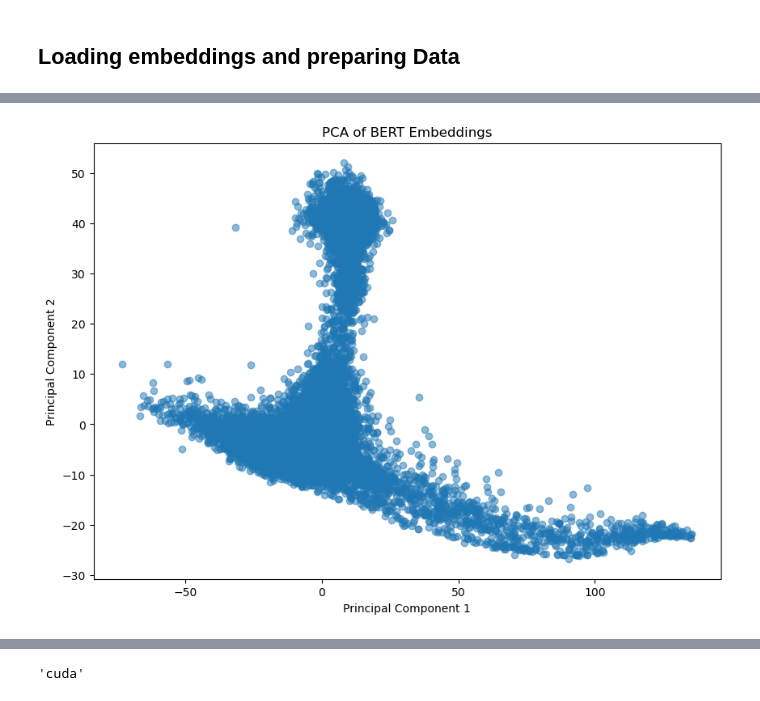
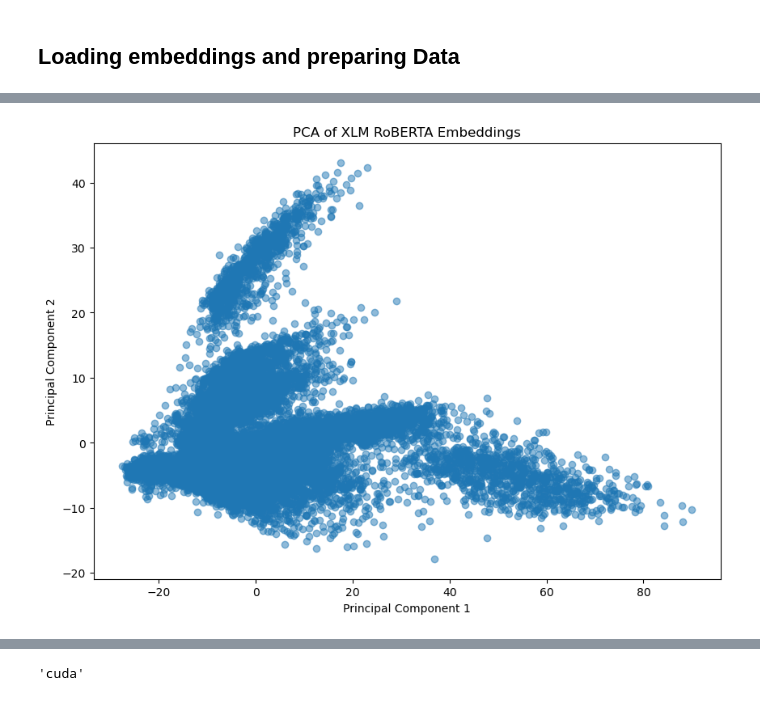
Before and after one commit to Sam1brahim/Language-Identification-text-with-Pytorch-, a Jupyter notebook: Language Identification with Pytorch.ipynb, the cells around one changed output, grey strips where cells are left out. Drawn from its saved outputs; the diff is of its cells as text; code cells hidden in the pictures.

```diff
--- a/Language Identification with Pytorch.ipynb
+++ b/Language Identification with Pytorch.ipynb
@@ -74,0 +74,29 @@ with torch.inference_mode():
+# %%
+from torch.utils.data import DataLoader, TensorDataset
+
+
+model = model.to(device)
+
+# Assuming total_ids and attention_masks are lists of tensors obtained from the encoding process
+input_ids = torch.cat(total_ids, dim=0)
+attention_masks = torch.cat(attention_masks, dim=0)
+
+dataset = TensorDataset(input_ids, attention_masks)
+
+batch_size = 64 # Adjust based on your GPU memory
+dataloader = DataLoader(dataset, batch_size=batch_size)
+
+model.eval()
+xlmroberta_embeddings = []
+
+with torch.inference_mode():
+    for batch in dataloader:
+
+        b_input_ids, b_attention_mask = batch[0].to(device), batch[1].to(device)
+
+        outputs = model(b_input_ids, attention_mask=b_attention_mask)
+        embeddings = outputs.last_hidden_state[:, 0, :]
+        xlmroberta_embeddings.append(embeddings.cpu())
+
+# Concatenate the embeddings from each batch
+xlmroberta_embeddings = torch.cat(xlmroberta_embeddings, dim=0)
@@ -75,9 +107,9 @@ with torch.inference_mode():
 # %%
 # saving embeddings and labels of the data inside the computer for outside use
-data_to_save = (bert_embeddings, encoded_labels)
+data_to_save = xlmroberta_embeddings
 
 # Save variables to a file using pickle
-with open('path/to/your/file.pkl', 'wb') as file:
+with open('D:\\Master 2 TAL\\Neural networks\\project\\xlmroberta_embeddings.pkl', 'wb') as file:
     pickle.dump(data_to_save, file)
 # %% [markdown]
 ## Loading embeddings and preparing Data
@@ -86,15 +118,15 @@ with open('path/to/your/file.pkl', 'wb') as file:
 import pickle
 
 # Specify the path to your pickle file
-pickle_file_path = 'D:\\Master 2 TAL\\Neural networks\\project\\file.pkl'
+pickle_file_path = 'D:\\Master 2 TAL\\Neural networks\\project\\xlmroberta_embeddings.pkl'
 
 # Open the pickle file in binary read mode ('rb')
 with open(pickle_file_path, 'rb') as file:
     # Load the data from the pickle file
-    data = pickle.load(file)
+    loaded_embeddings = pickle.load(file)
 # %%
 ## Defining Variables of features and labels to be fed into the model for training
-X_features = data[0].pooler_output
+X_features = loaded_embeddings
 y_labels = encoded_labels
 X_features = torch.Tensor(X_features)
 y_labels_tensor = torch.Tensor(y_labels)
@@ -107,32 +139,32 @@ shape of y labels:  torch.Size([22000])
 # %%
 from sklearn.decomposition import PCA
 from sklearn.preprocessing import StandardScaler
 import matplotlib.pyplot as plt
 
 # Assuming X_tensor is your [22000, 768] PyTorch tensor
 # Generate some random data for demonstration purposes
 torch.manual_seed(42)
 
 # Convert PyTorch tensor to NumPy array
 X_np = X_features.numpy()
 
 # Step 1: Standardize the data
 scaler = StandardScaler()
 X_scaled = scaler.fit_transform(X_np)
 
 # Step 2: Apply PCA to reduce dimensions to 2 for visualization
 pca = PCA(n_components=2)
 X_pca = pca.fit_transform(X_scaled)
 
 # Step 3: Visualize the data
 plt.figure(figsize=(10, 7))
 plt.scatter(X_pca[:, 0], X_pca[:, 1], alpha=0.5)
-plt.title('PCA of BERT Embeddings')
+plt.title('PCA of XLM RoBERTA Embeddings')
 plt.xlabel('Principal Component 1')
 plt.ylabel('Principal Component 2')
 plt.show()
 # %% [output]
-[figure, old version]
+[figure, new version]
 # %%
 import matplotlib.pyplot as plt
 import numpy as np
```
Also changed, not shown: parts of 32 cells of this notebook.
